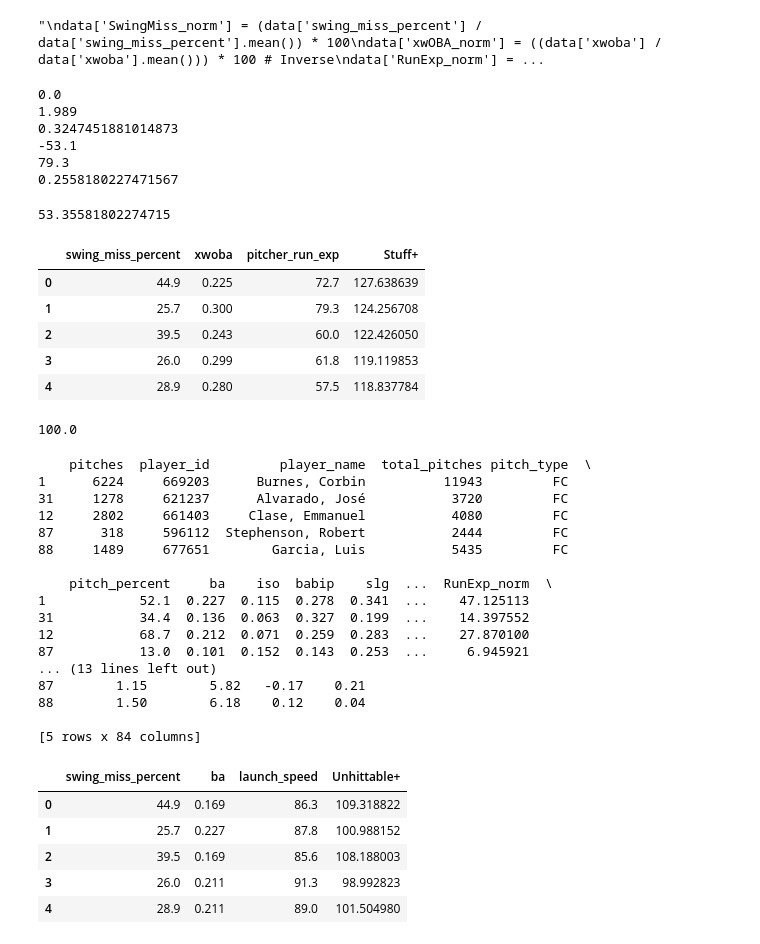
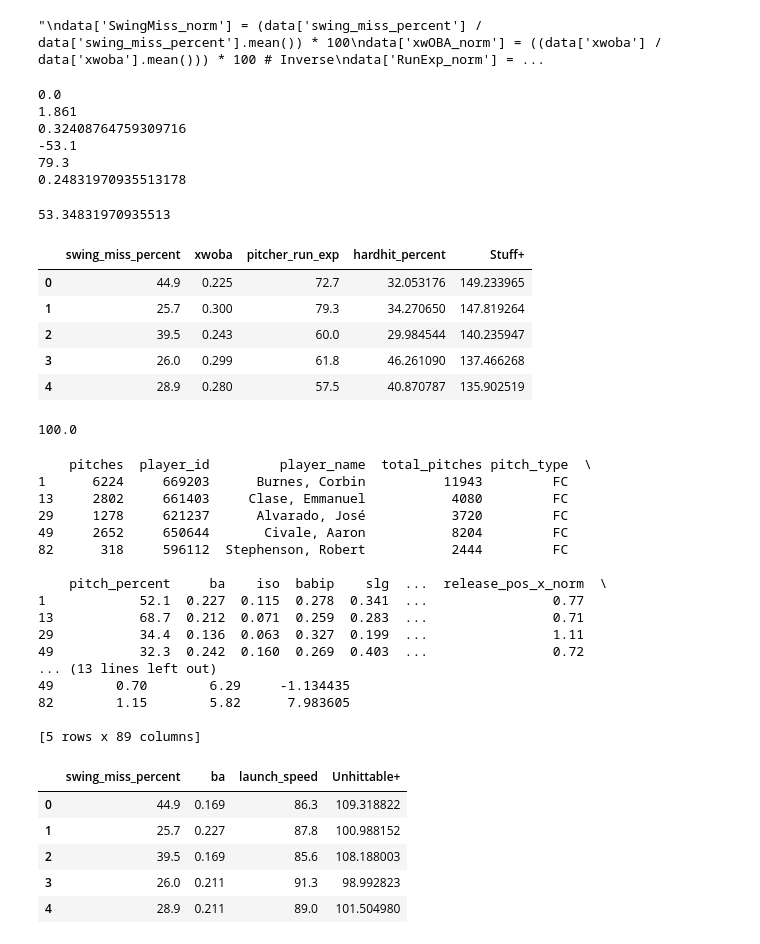
Before and after one commit to alex-rimerman/ARStuff, a Jupyter notebook: Stuff+.ipynb, the cells around one changed output. Drawn from its saved outputs; the diff is of its cells as text; code cells hidden in the pictures.

```diff
--- a/Stuff+.ipynb
+++ b/Stuff+.ipynb
@@ -102,21 +101,0 @@ print(comparison)
-# %%
-#mean_whiff = data['swing_miss_percent'].mean()
-#data['Stuff+'] = (data['swing_miss_percent'] / mean_whiff) * 100
-
-# Normalizing the columns
-data['SwingMiss_norm'] = (data['swing_miss_percent'] / data['swing_miss_percent'].mean()) * 100
-data['xwOBA_norm'] = (1 - (data['xwoba'] / data['xwoba'].max())) * 100 # Inverse
-data['RunExp_norm'] = (1 - (data['run_exp'] / data['run_exp'].max())) * 100  # Inverse
-
-# Assigning weights
-w1, w2, w3 = .3, .2, .5
-
-# Calculating Stuff+
-data['Stuff+'] = (
-    w1 * data['SwingMiss_norm'] +
-    w2 * data['xwOBA_norm'] +
-    w3 * data['RunExp_norm']
-)
-
-# Display the first few rows of the Stuff+ calculation
-data[['swing_miss_percent', 'xobp', 'pitcher_run_value_per_100', 'Stuff+']].head()
@@ -161,48 +129,51 @@ print(data['pitcher_run_exp'].max())
 print(data['pitcher_run_exp'].mean())
 # %% [output]
 0.0
-1.989
-0.3247451881014873
+1.861
+0.32408764759309716
 -53.1
 79.3
-0.2558180227471567
+0.24831970935513178
 # %%
 # different normailzation so all are around 60-150, average at 100
 data['pre_new_all_+'] = data['pitcher_run_exp'] - data['pitcher_run_exp'].min()
 print(data['pre_new_all_+'].mean())
 # %% [output]
-53.35581802274715
+53.34831970935513
 # %%
 std_dev_pre = data['pitcher_run_exp'].std()
 std_dev_xwoba = data['xwoba'].std()
 std_dev_swm = data['swing_miss_percent'].std()
+std_dev_hhr = data['hardhit_percent'].std()
 
 # try with standard dev
 data['SwingMiss_norm'] = ((data['swing_miss_percent'] - data['swing_miss_percent'].mean()) / std_dev_swm) * 10
 data['xwOBA_norm'] = (((data['xwoba'].mean() - data['xwoba'])) / std_dev_xwoba) * 10
-data['RunExp_norm'] = ((data['pitcher_run_exp'] - data['pitcher_run_exp'].mean()) / std_dev_pre) * 5
+data['RunExp_norm'] = ((data['pitcher_run_exp'] - data['pitcher_run_exp'].mean()) / std_dev_pre) * 10
+#data['HardHit_norm'] = ((data['hardhit_percent'].mean() - data['hardhit_percent']) / std_dev_hhr) * 10
 
 # Assigning weights
 w1, w2, w3 = .2, .3, .5
 
 # Calculating Stuff+
 data['Stuff+'] = (
     w1 * data['SwingMiss_norm'] +
     w2 * data['xwOBA_norm'] +
     w3 * data['RunExp_norm']
 )
+#w4 * data['HardHit_norm']
 
 data['Stuff+'] = (data['Stuff+'] + 100)
 
 # Display the first few rows of the Stuff+ calculation
-data[['swing_miss_percent', 'xwoba', 'pitcher_run_exp', 'Stuff+']].head()
+data[['swing_miss_percent', 'xwoba', 'pitcher_run_exp', 'hardhit_percent', 'Stuff+']].head()
 # %% [output]
-|  | swing_miss_percent | xwoba | pitcher_run_exp | Stuff+ |
-| 0 | 44.9 | 0.225 | 72.7 | 127.638639 |
-| 1 | 25.7 | 0.300 | 79.3 | 124.256708 |
-| 2 | 39.5 | 0.243 | 60.0 | 122.426050 |
-| 3 | 26.0 | 0.299 | 61.8 | 119.119853 |
-| 4 | 28.9 | 0.280 | 57.5 | 118.837784 |
+|  | swing_miss_percent | xwoba | pitcher_run_exp | hardhit_percent | Stuff+ |
+| 0 | 44.9 | 0.225 | 72.7 | 32.053176 | 149.233965 |
+| 1 | 25.7 | 0.300 | 79.3 | 34.270650 | 147.819264 |
+| 2 | 39.5 | 0.243 | 60.0 | 29.984544 | 140.235947 |
+| 3 | 26.0 | 0.299 | 61.8 | 46.261090 | 137.466268 |
+| 4 | 28.9 | 0.280 | 57.5 | 40.870787 | 135.902519 |
 # %%
 features_sorted = data.sort_values(by='Stuff+', ascending=False)
 print(data['Stuff+'].mean())
@@ -218,21 +189,21 @@ print(filtered_data[filtered_data['pitch_type'] == 'FC'].head())
 # %% [output]
     pitches  player_id         player_name  total_pitches pitch_type  \
 1      6224     669203      Burnes, Corbin          11943         FC
-31     1278     621237      Alvarado, José           3720         FC
-12     2802     661403     Clase, Emmanuel           4080         FC
-87      318     596112  Stephenson, Robert           2444         FC
-88     1489     677651        Garcia, Luis           5435         FC
+13     2802     661403     Clase, Emmanuel           4080         FC
+29     1278     621237      Alvarado, José           3720         FC
+49     2652     650644       Civale, Aaron           8204         FC
+82      318     596112  Stephenson, Robert           2444         FC
 
-    pitch_percent     ba    iso  babip    slg  ...  RunExp_norm  \
-1            52.1  0.227  0.115  0.278  0.341  ...    47.125113
-31           34.4  0.136  0.063  0.327  0.199  ...    14.397552
-12           68.7  0.212  0.071  0.259  0.283  ...    27.870100
-87           13.0  0.101  0.152  0.143  0.253  ...     6.945921
+    pitch_percent     ba    iso  babip    slg  ...  release_pos_x_norm  \
+1            52.1  0.227  0.115  0.278  0.341  ...                0.77
+13           68.7  0.212  0.071  0.259  0.283  ...                0.71
+29           34.4  0.136  0.063  0.327  0.199  ...                1.11
+49           32.3  0.242  0.160  0.269  0.403  ...                0.72
 ... (13 lines left out)
-87        1.15        5.82   -0.17    0.21
-88        1.50        6.18    0.12    0.04
+49        0.70        6.29     -1.134435
+82        1.15        5.82      7.983605
 
-[5 rows x 84 columns]
+[5 rows x 89 columns]
 # %%
 std_dev_ba = data['ba'].std()
 std_dev_ls = data['launch_speed'].std()
```
Also changed, not shown: parts of 19 cells of this notebook.
